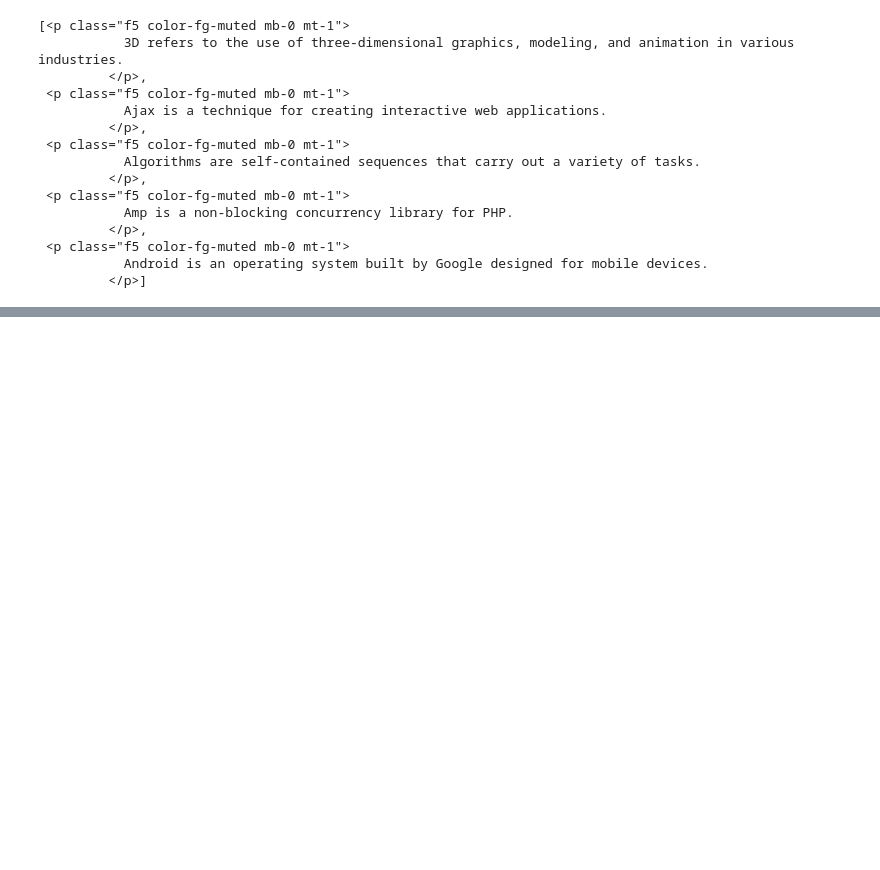
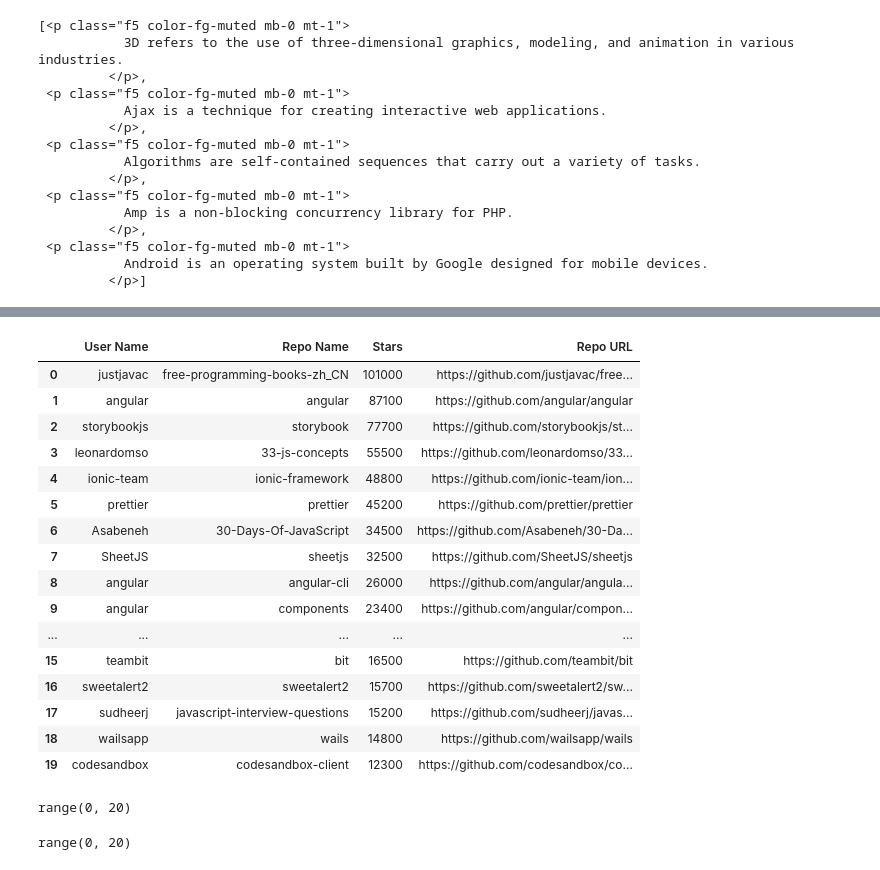
Before and after one commit to anandanraju/Web_Scrapping_GitHub_Top_Repositories, a Jupyter notebook: Web_Scrapping_GitHub_Top_Repositories.ipynb, the cells around one changed output, grey strips where cells are left out. Drawn from its saved outputs; the diff is of its cells as text; code cells hidden in the pictures; blank space fills up the shorter version.

```diff
--- a/Web_Scrapping_GitHub_Top_Repositories.ipynb
+++ b/Web_Scrapping_GitHub_Top_Repositories.ipynb
@@ -158,0 +372,43 @@ topic_desc_tags[:5]
+# %%
+def get_topic_page(topic_url):
+    # To Download the Page
+    response = requests.get(topic_url)
+    # To Check successful Reponse
+    if response.status_code != 200:
+        raise Exception('Failed to load page {}'.format(topic_url))
+    # To Parse using Beautiful Soup
+    topic_doc = BeautifulSoup(response.text,'html.parser')
+    return topic_doc
+
+def get_repo_info(h3_tag,star_tag): #return all the required info about a repository
+    a_tags = h3_tag.find_all('a')
+    username = a_tags[0].text.strip()
+    repo_name = a_tags[1].text.strip()
+    repo_url = base_url + a_tags[1]['href']
+    stars = parse_star_count(star_tag.text.strip())
+    return username,repo_name,stars,repo_url
+
+
+def get_topic_repos(topic_doc):
+    # To get h3 tags containing repo title, repo URL and username
+    h3_selection_class = 'f3 color-fg-muted text-normal lh-condensed'
+    repo_tags = topic_doc.find_all('h3',{'class':h3_selection_class})
+    # To get star tags
+    star_tags = topic_doc.find_all('span',class_="Counter js-social-count")
+    # To create dictionary for topic repositories
+    topic_repos_dict = {
+    'User Name':[],
+    'Repo Name':[],
+    'Stars':[],
+    'Repo URL':[]
+    }
+
+    # Get Repo Info
+    for i in range(len(repo_tags)):
+        repo_info = get_repo_info(repo_tags[i],star_tags[i])
+        topic_repos_dict['User Name'].append(repo_info[0])
+        topic_repos_dict['Repo Name'].append(repo_info[1])
+        topic_repos_dict['Stars'].append(repo_info[2])
+        topic_repos_dict['Repo URL'].append(repo_info[3])
+
+    return pd.DataFrame(topic_repos_dict)
@@ -158,0 +444,28 @@ topic_desc_tags[:5]
+# %%
+get_topic_repos(get_topic_page(topic_urls[5]))
+# %% [output]
+|  | User Name | Repo Name | Stars | Repo URL |
+| 0 | justjavac | free-programming-books-zh_CN | 101000 | https://github.com/justjavac/free... |
+| 1 | angular | angular | 87100 | https://github.com/angular/angular |
+| 2 | storybookjs | storybook | 77700 | https://github.com/storybookjs/st... |
+| 3 | leonardomso | 33-js-concepts | 55500 | https://github.com/leonardomso/33... |
+| 4 | ionic-team | ionic-framework | 48800 | https://github.com/ionic-team/ion... |
+| 5 | prettier | prettier | 45200 | https://github.com/prettier/prettier |
+| 6 | Asabeneh | 30-Days-Of-JavaScript | 34500 | https://github.com/Asabeneh/30-Da... |
+| 7 | SheetJS | sheetjs | 32500 | https://github.com/SheetJS/sheetjs |
+| 8 | angular | angular-cli | 26000 | https://github.com/angular/angula... |
+| 9 | angular | components | 23400 | https://github.com/angular/compon... |
+| ... | ... | ... | ... | ... |
+| 15 | teambit | bit | 16500 | https://github.com/teambit/bit |
+| 16 | sweetalert2 | sweetalert2 | 15700 | https://github.com/sweetalert2/sw... |
+| 17 | sudheerj | javascript-interview-questions | 15200 | https://github.com/sudheerj/javas... |
+| 18 | wailsapp | wails | 14800 | https://github.com/wailsapp/wails |
+| 19 | codesandbox | codesandbox-client | 12300 | https://github.com/codesandbox/co... |
+# %%
+range(len(repo_tags))
+# %% [output]
+range(0, 20)
+# %%
+range(len(repo_tags))
+# %% [output]
+range(0, 20)
```
Also changed, not shown: parts of 53 cells of this notebook.
